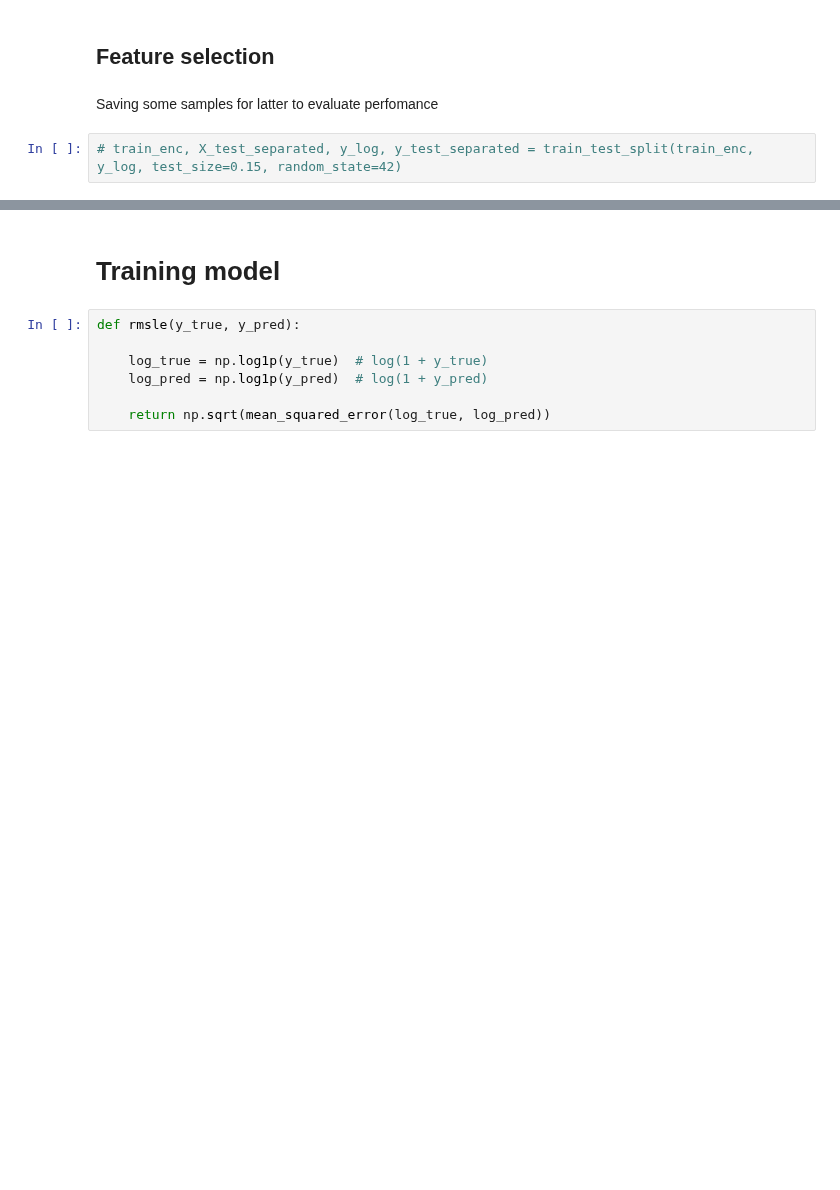
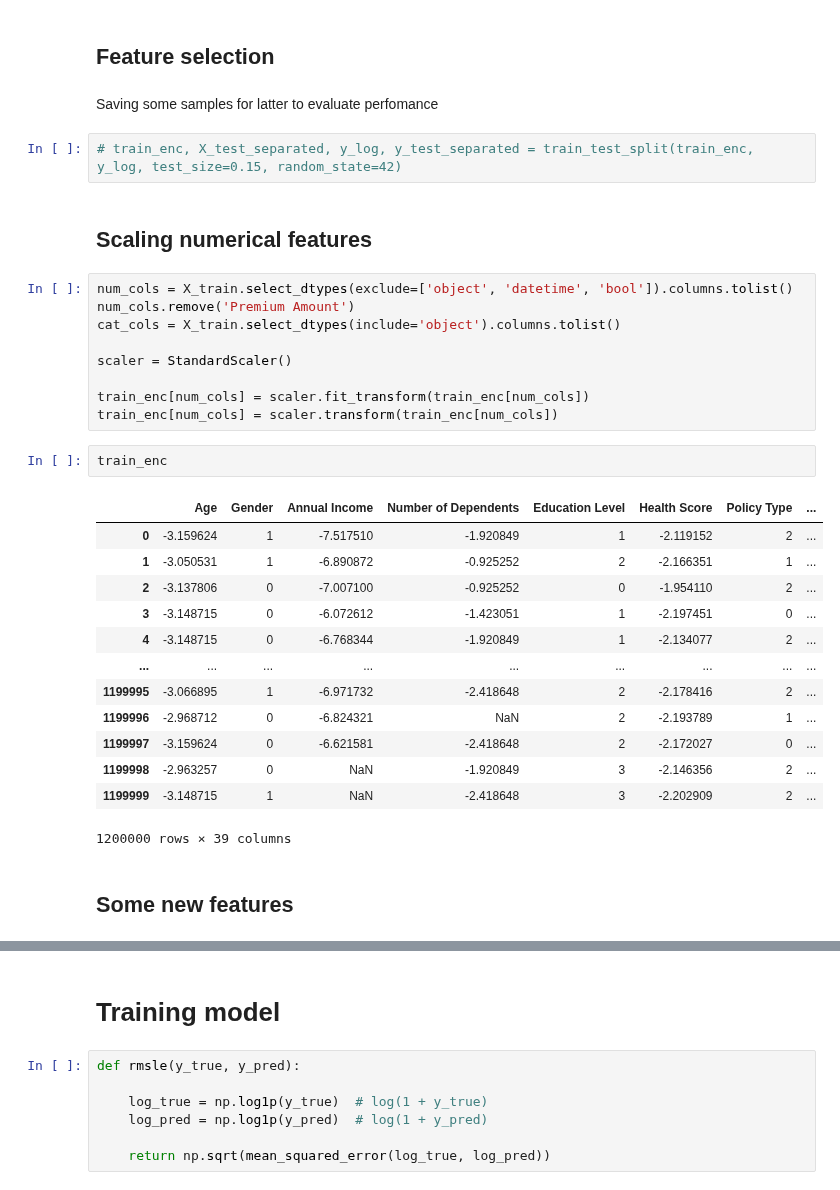
Before and after one commit to DenysGolub/Kaggle-Notebooks, a Jupyter notebook: insurance-premiums-unlocked-train-like-a-pro.ipynb, the cells around one changed output, grey strips where cells are left out. Cells and saved outputs as stored; diff of their text form; blank space fills up the shorter version.

Commit message:
Kaggle Notebook | 💡Insurance Premiums Unlocked: Train Like a Pro! | Version 7

```diff
--- a/insurance-premiums-unlocked-train-like-a-pro.ipynb
+++ b/insurance-premiums-unlocked-train-like-a-pro.ipynb
@@ -249,3 +249,32 @@ test_enc = one_hot_dummies(test, categorical_features)
 Saving some samples for latter to evaluate perfomance
 # %%
 # train_enc, X_test_separated, y_log, y_test_separated = train_test_split(train_enc, y_log, test_size=0.15, random_state=42)
+# %% [markdown]
+## Scaling numerical features
+# %%
+num_cols = X_train.select_dtypes(exclude=['object', 'datetime', 'bool']).columns.tolist()
+num_cols.remove('Premium Amount')
+cat_cols = X_train.select_dtypes(include='object').columns.tolist()
+
+scaler = StandardScaler()
+
+train_enc[num_cols] = scaler.fit_transform(train_enc[num_cols])
+train_enc[num_cols] = scaler.transform(train_enc[num_cols])
+# %%
+train_enc
+# %% [output]
+|  | Age | Gender | Annual Income | Number of Dependents | Education Level | Health Score | Policy Type | ... |
+| 0 | -3.159624 | 1 | -7.517510 | -1.920849 | 1 | -2.119152 | 2 | ... |
+| 1 | -3.050531 | 1 | -6.890872 | -0.925252 | 2 | -2.166351 | 1 | ... |
+| 2 | -3.137806 | 0 | -7.007100 | -0.925252 | 0 | -1.954110 | 2 | ... |
+| 3 | -3.148715 | 0 | -6.072612 | -1.423051 | 1 | -2.197451 | 0 | ... |
+| 4 | -3.148715 | 0 | -6.768344 | -1.920849 | 1 | -2.134077 | 2 | ... |
+| ... | ... | ... | ... | ... | ... | ... | ... | ... |
+| 1199995 | -3.066895 | 1 | -6.971732 | -2.418648 | 2 | -2.178416 | 2 | ... |
+| 1199996 | -2.968712 | 0 | -6.824321 | NaN | 2 | -2.193789 | 1 | ... |
+| 1199997 | -3.159624 | 0 | -6.621581 | -2.418648 | 2 | -2.172027 | 0 | ... |
+| 1199998 | -2.963257 | 0 | NaN | -1.920849 | 3 | -2.146356 | 2 | ... |
+| 1199999 | -3.148715 | 1 | NaN | -2.418648 | 3 | -2.202909 | 2 | ... |
+1200000 rows × 39 columns
+# %% [markdown]
+## Some new features
```
Also changed, not shown: parts of 23 cells of this notebook.
